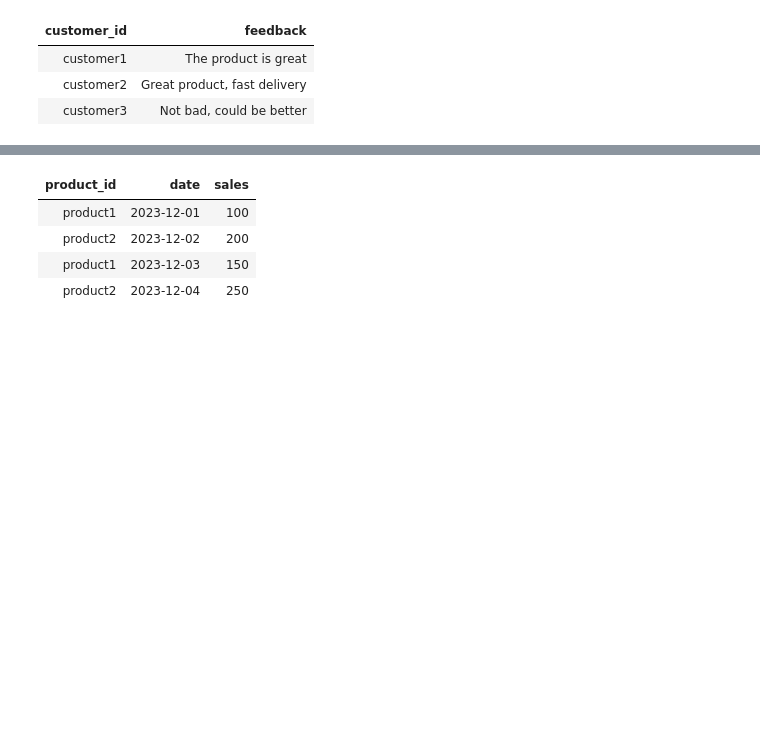
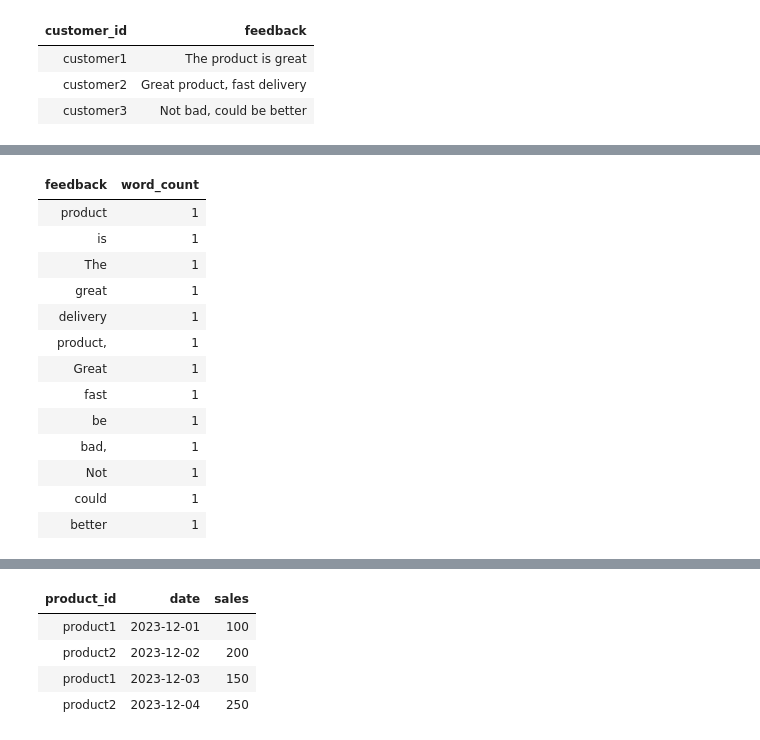
Before and after one commit to Abishek0710/Interview-Questions-Preparation, a Jupyter notebook: Pyspark Interview Qns/PySpark Interview.ipynb, the cells around one changed output, grey strips where cells are left out. Drawn from its saved outputs; the diff is of its cells as text; code cells hidden in the pictures; blank space fills up the shorter version.

```diff
--- a/Pyspark Interview Qns/PySpark Interview.ipynb
+++ b/Pyspark Interview Qns/PySpark Interview.ipynb
@@ -96,0 +260,17 @@ df.display()
+# %%
+df.groupby("feedback").agg(count('feedback').alias('word_count')).display()
+# %% [output]
+| feedback | word_count |
+| product | 1 |
+| is | 1 |
+| The | 1 |
+| great | 1 |
+| delivery | 1 |
+| product, | 1 |
+| Great | 1 |
+| fast | 1 |
+| be | 1 |
+| bad, | 1 |
+| Not | 1 |
+| could | 1 |
+| better | 1 |
```
Also changed, not shown: parts of 83 cells of this notebook.
